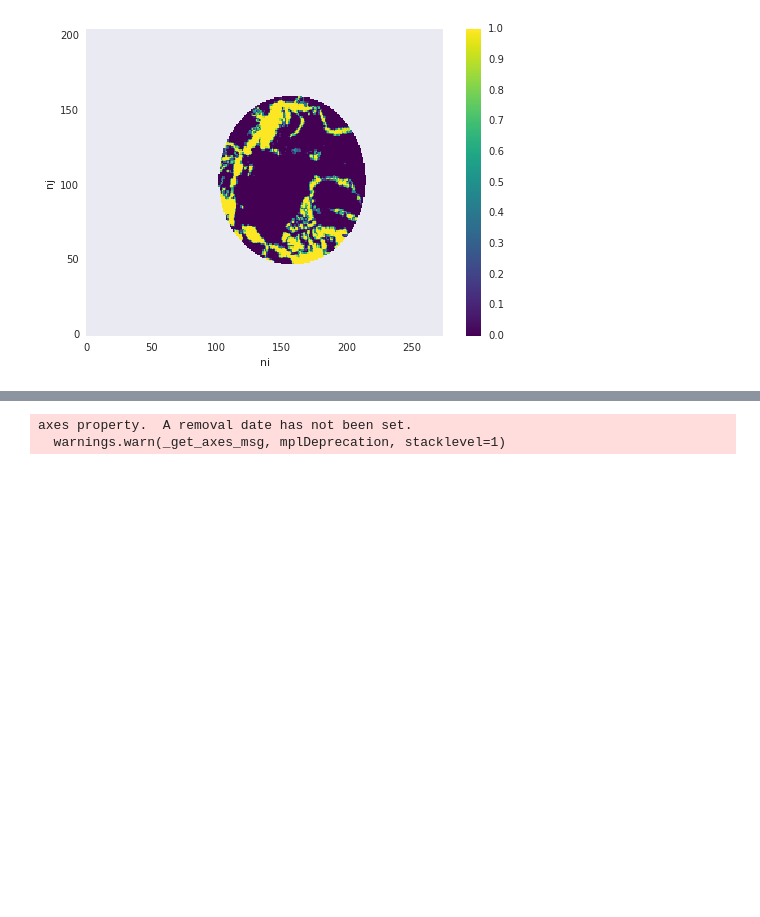
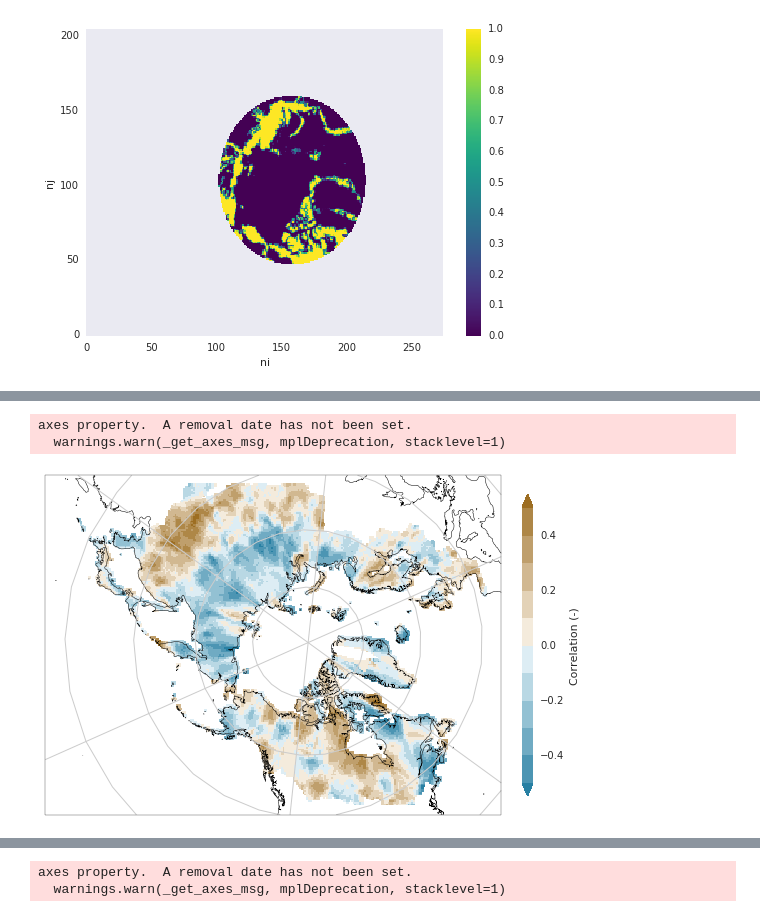
Before and after one commit to jhamman/RASM-Winter-Precipitation, a Jupyter notebook: notebooks/winter_precip_sea_ice.ipynb, the cells around one changed output, grey strips where cells are left out. Saved outputs shown, nothing was run; the diff lists cells and outputs as text; code cells hidden in the pictures; blank space fills up the shorter version.

```diff
--- a/notebooks/winter_precip_sea_ice.ipynb
+++ b/notebooks/winter_precip_sea_ice.ipynb
@@ -522,0 +603,32 @@ da_ps = xr.concat([corr_p_data[k] for k in dsets],
+# %%
+cmap_n = 11
+cmap = sns.diverging_palette(230, 50, s=90, l=50, sep=4, n=cmap_n, as_cmap=True)
+
+
+with sns.axes_style("darkgrid"):
+
+    fig, axes = plt.subplots(figsize=(8, 6), subplot_kw=dict(projection=Rasm()))
+
+    for dset, ax in zip(dsets, [axes]):
+        mappable = da_rs.sel(Dataset=dset).where(lnd_masks['mask_rvic_drainage'] * lnd_masks['mask_active_land']).plot.pcolormesh(
+                'xc', 'yc', ax=ax, transform=ccrs.PlateCarree(),
+                add_colorbar=False, levels=cmap_n, extend='both',
+                vmin=-.5, vmax=0.5, cmap=cmap)
+#         ax.set_title(dset, horizontalalignment='right', fontsize=12)
+        ax.coastlines(resolution='50m', lw=0.5, color='k')
+
+    fig.subplots_adjust(wspace=0.05, hspace=0.1)
+
+    cax = fig.add_axes([0.85, 0.15, 0.02, 0.7])
+    cb = plt.colorbar(mappable=mappable, cax=cax, drawedges=True)
+    cb.set_label('Correlation (-)')
+    ax.set_title('', y=1)
+    ax.gridlines(crs=ccrs.PlateCarree())
+
+fig.tight_layout()
+
+fig.savefig('../figs/cru_correlation.png', dpi=300, bbox_inches='tight')
+# %% [output]
+axes property.  A removal date has not been set.
+  warnings.warn(_get_axes_msg, mplDeprecation, stacklevel=1)
+[figure, added]
```
Also changed, not shown: parts of 23 cells of this notebook, 19 other files.
